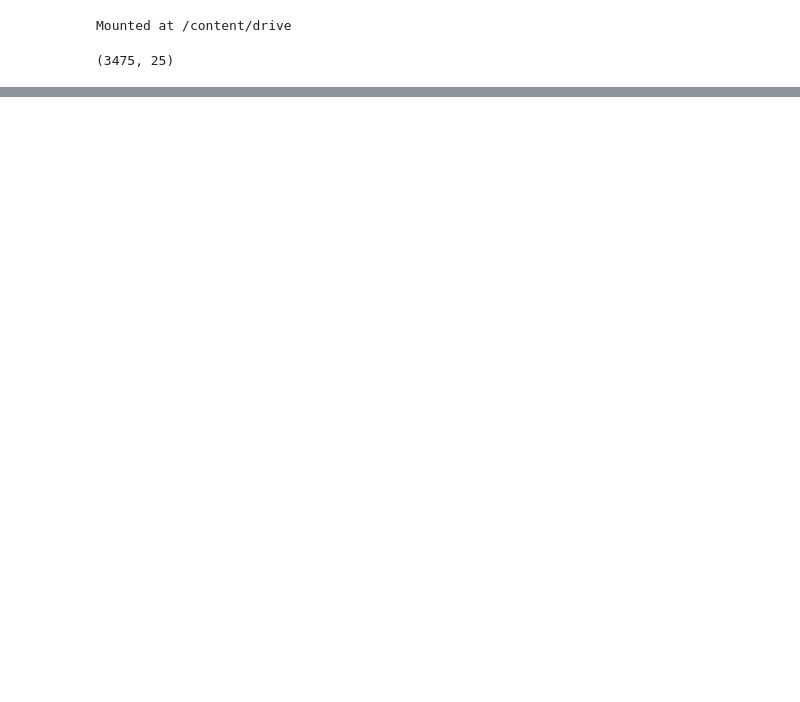
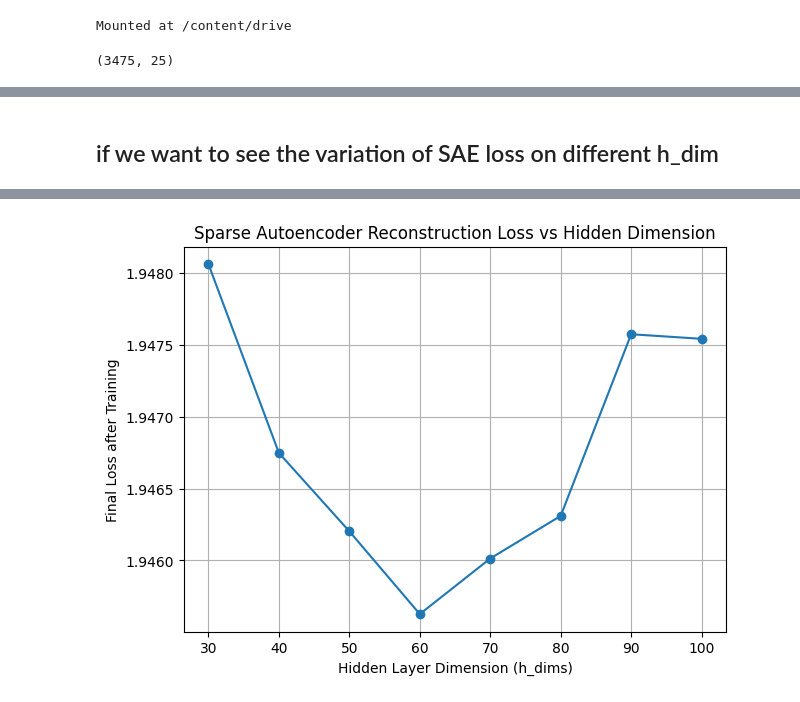
Before and after one commit to Anshu00027/SAE-for-PINNs, a Jupyter notebook: TVG_PINNs_SAE.ipynb, the cells around one changed output, grey strips where cells are left out. Cells and saved outputs as stored; diff of their text form; code cells hidden in the pictures; blank space fills up the shorter version.

```diff
--- a/TVG_PINNs_SAE.ipynb
+++ b/TVG_PINNs_SAE.ipynb
@@ -150,0 +161,40 @@ plot_last_batch_activations(last_batch_encoded, num_neurons=h_dims, neurons_per_
+# %% [markdown]
+## if we want to see the variation of SAE loss on different h_dim
+# %%
+in_dims = hidden_tensor.shape[1]
+h_dim_list = [30,40,50, 60,70,80,90, 100]   # try various latent dimensions
+loss_results = []
+sparsity_lambda=1e-4
+sparsity_target=0.005
+
+
+for h_dims in h_dim_list:
+    sae = SparseAutoencoder(in_dims, h_dims,sparsity_lambda, sparsity_target).to(device)
+    optimizer = torch.optim.Adam(sae.parameters(), lr=1e-3)
+    n_epochs = 300
+
+    for epoch in range(n_epochs):
+        total_loss = 0
+        for batch_x, _ in dataloader:
+            batch_x = batch_x.to(device)
+            optimizer.zero_grad()
+            encoded, decoded = sae(batch_x)
+            loss = sae.loss_function(decoded, batch_x, encoded)
+            loss.backward()
+            optimizer.step()
+            total_loss += loss.item()
+
+    avg_loss = total_loss / len(dataloader)
+    loss_results.append(avg_loss)
+    print(f"h_dims={h_dims:3d} → final loss: {avg_loss:.6f}")
+
+# Plot: Loss vs Hidden Dimension
+
+plt.figure(figsize=(7,5))
+plt.plot(h_dim_list, loss_results, marker='o')
+plt.title("Sparse Autoencoder Reconstruction Loss vs Hidden Dimension")
+plt.xlabel("Hidden Layer Dimension (h_dims)")
+plt.ylabel("Final Loss after Training")
+plt.grid(True)
+plt.show()
+# %% [output]
@@ -150,0 +209 @@ plot_last_batch_activations(last_batch_encoded, num_neurons=h_dims, neurons_per_
+[figure, added]
```
Also changed, not shown: parts of 3 cells of this notebook.
